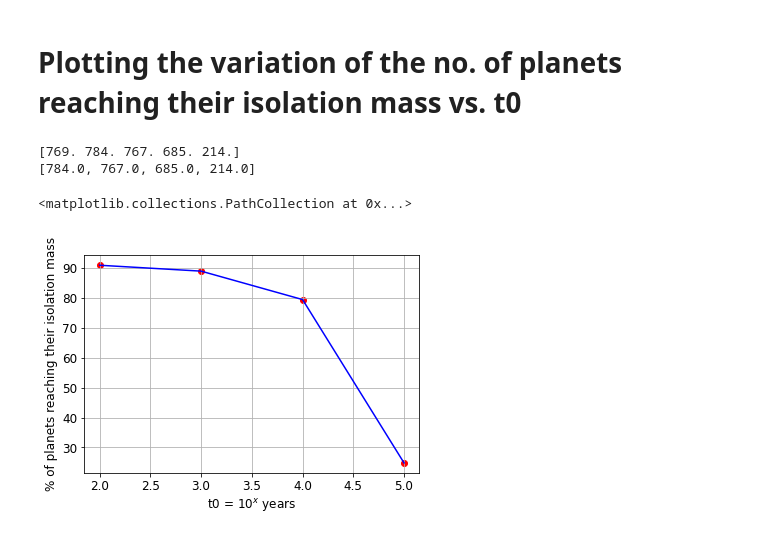
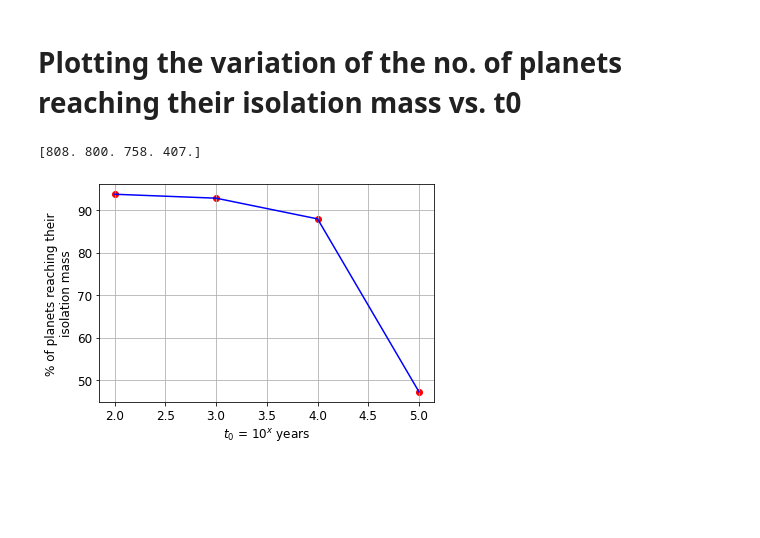
Before and after one commit to JayashreeNarayan/Summer-2023---Pebble-Predictor-Analyses, a Jupyter notebook: Main.ipynb, the cells around one changed output. Cells and saved outputs as stored; diff of their text form; code cells hidden in the pictures; blank space fills up the shorter version.

Commit message:
generated more graphs and changed main.ipynb

```diff
--- a/Main.ipynb
+++ b/Main.ipynb
@@ -230,7 +230,7 @@ massofstar2=[]
 Metallicityofstar2=[]
 radiusofstar2=[]
 
-lala=final[0][7]
+lala=final[0][3]
 for i in range(798):
     if lala[i]==0:
         pos.append(i)
@@ -259,9 +259,10 @@ plt.scatter(locations2,massofstar2,s=5,color="green",label="Planets that reached
 #plt.xlim(0,1)
 #plt.ylim(0,3)
 
-plt.xlabel("locations of planets (au)")
+plt.xlabel("Locations of planets (au)")
 plt.ylabel(r"Mass of parent stars [$M_\odot$]")
 plt.legend(loc=(0,1.15))
-plt.title(r"$\alpha = 10^{-5}$ and $v_{frag}$=800cm/s")
+plt.title(r"$\alpha = 10^{-5}$ and $v_{frag}$ = 400cm/s")
 plt.xscale("log")
+plt.savefig('Graphs/extreme_mstarvsloc.png', bbox_inches = 'tight')
 # %% [output]
@@ -473,21 +465,19 @@ Text(0.5, 1.0, '$\\alpha$ = $10^{-4}$; $V_{frag}$=100cm/s')
 # %%
 Y = np.load("Model_NPYs/isol_full.npy")
 print(Y)
 Y = Y.tolist()
-Y.remove(Y[0])
-print(Y)
+
 
 for i in range(len(Y)):
     Y[i] = Y[i]/8.62
 
 X = [2, 3, 4, 5]
-plt.xlabel(r"t0 = 10$^x$ years")
-plt.ylabel("% of planets reaching their isolation mass")
+plt.xlabel(r"$t_0$ = 10$^x$ years")
+plt.ylabel("% of planets reaching their"+"\n"+"isolation mass")
 plt.grid()
 plt.plot(X, Y, color="blue")
 plt.scatter(X,Y, color="red")
+plt.savefig("Graphs/models.png", bbox_inches = 'tight')
 # %% [output]
-[769. 784. 767. 685. 214.]
-[784.0, 767.0, 685.0, 214.0]
+[808. 800. 758. 407.]
-<matplotlib.collections.PathCollection at 0x...>
-[figure, old version]
+[figure, new version]
```
Also changed, not shown: parts of 11 cells of this notebook, 48 other files.
